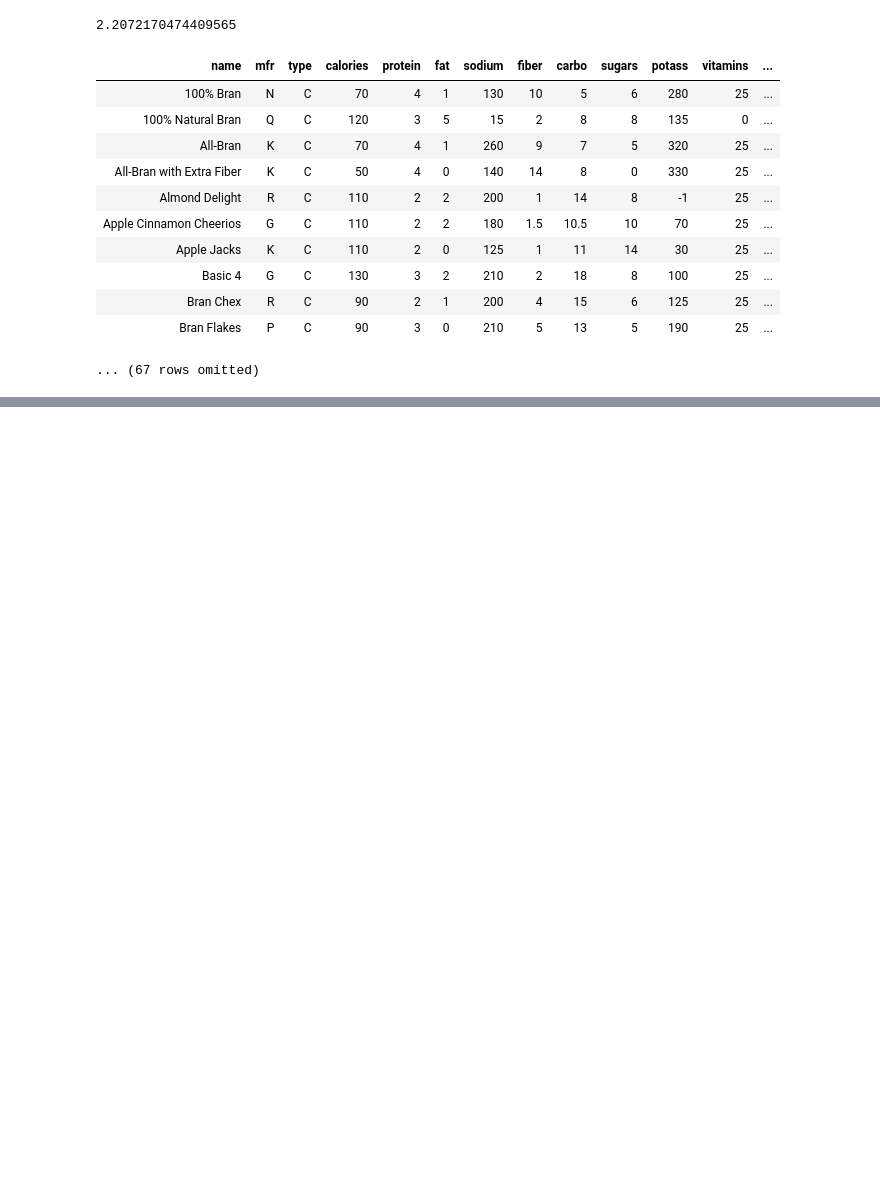
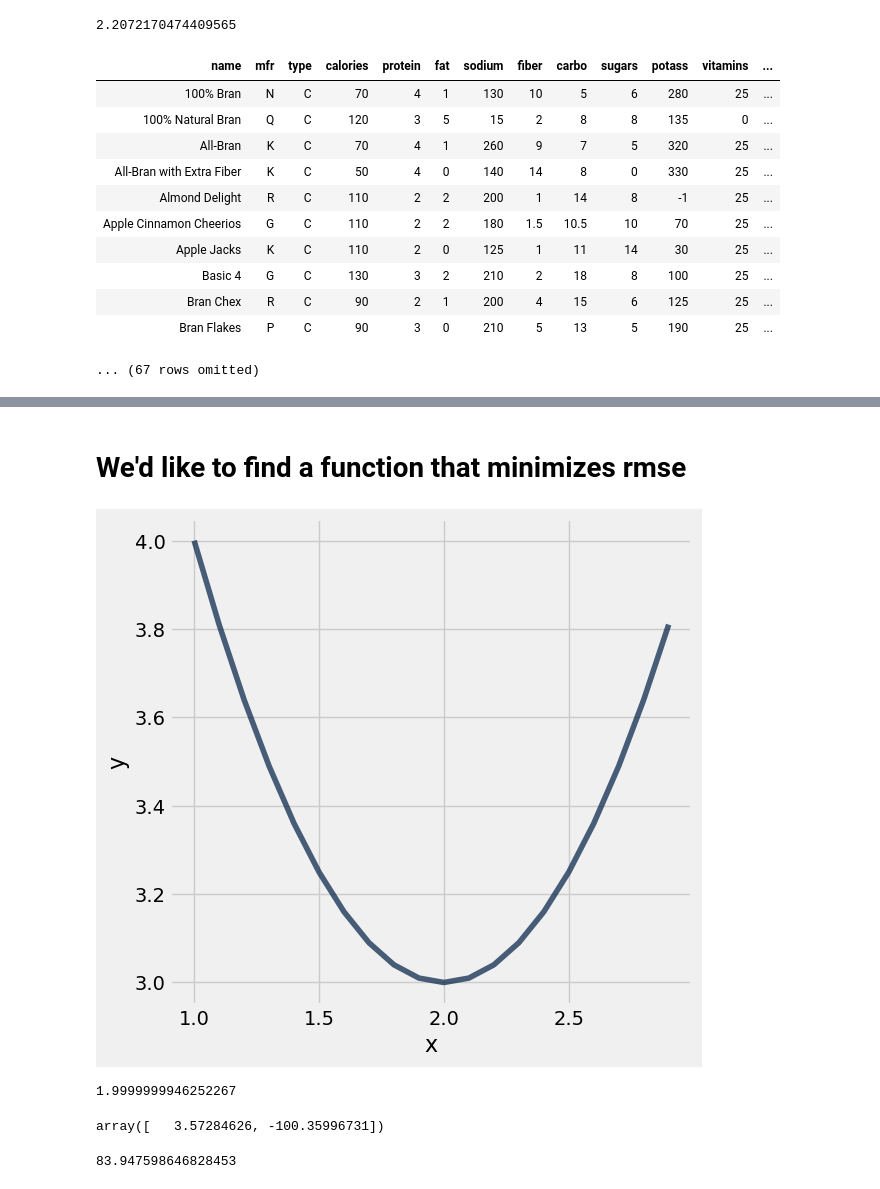
Before and after one commit to lawtonsclass/s26-code-from-class, a Jupyter notebook: data8/ch15.ipynb, the cells around one changed output, grey strips where cells are left out. Drawn from its saved outputs; the diff is of its cells as text; code cells hidden in the pictures; blank space fills up the shorter version.

```diff
--- a/data8/ch15.ipynb
+++ b/data8/ch15.ipynb
@@ -837,0 +883,8 @@ cereal
+# %% [markdown]
+# We'd like to find a function that minimizes rmse
+# %%
+x = np.arange(1, 3, 0.1)
+y = (x - 2)**2 + 3
+Table().with_columns('x', x, 'y', y).plot('x')
+# %% [output]
+[figure, added]
@@ -837,0 +894,10 @@ cereal
+# %%
+minimize(f)
+# %% [output]
+1.9999999946252267
+# %%
+regression_slope = slope(baby, 'Maternal Height', 'Maternal Pregnancy Weight')
+regression_intercept = intercept(baby, 'Maternal Height', 'Maternal Pregnancy Weight')
+make_array(regression_slope, regression_intercept)
+# %% [output]
+array([   3.57284626, -100.35996731])
@@ -837,0 +910,4 @@ cereal
+# %%
+rmse(5, -110)
+# %% [output]
+83.947598646828453
```
Also changed, not shown: parts of 43 cells of this notebook.
